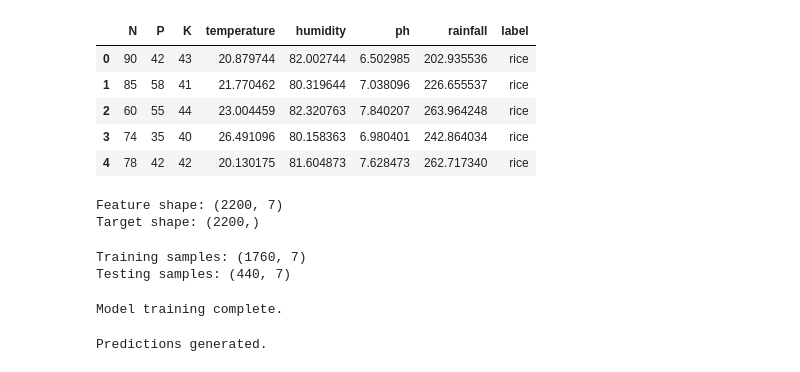
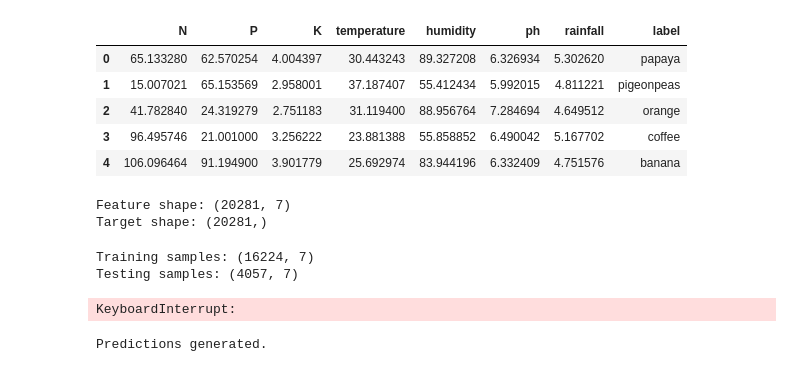
Before and after one commit to Dikshan23/Crop-Recommendation-System, a Jupyter notebook: notebooks/cart_testing.ipynb, the cells around one changed output. Saved outputs shown, nothing was run; the diff lists cells and outputs as text; code cells hidden in the pictures.

```diff
--- a/notebooks/cart_testing.ipynb
+++ b/notebooks/cart_testing.ipynb
@@ -8,16 +8,16 @@ from sklearn.metrics import accuracy_score, confusion_matrix, classification_rep
 import seaborn as sns
 import matplotlib.pyplot as plt
 # %%
-df = pd.read_csv("../data/processed/Crop_recommendation.csv")
+df = pd.read_csv("../data/processed/processed_data.csv")
 
 df.head()
 # %% [output]
 |  | N | P | K | temperature | humidity | ph | rainfall | label |
-| 0 | 90 | 42 | 43 | 20.879744 | 82.002744 | 6.502985 | 202.935536 | rice |
-| 1 | 85 | 58 | 41 | 21.770462 | 80.319644 | 7.038096 | 226.655537 | rice |
-| 2 | 60 | 55 | 44 | 23.004459 | 82.320763 | 7.840207 | 263.964248 | rice |
-| 3 | 74 | 35 | 40 | 26.491096 | 80.158363 | 6.980401 | 242.864034 | rice |
-| 4 | 78 | 42 | 42 | 20.130175 | 81.604873 | 7.628473 | 262.717340 | rice |
+| 0 | 65.133280 | 62.570254 | 4.004397 | 30.443243 | 89.327208 | 6.326934 | 5.302620 | papaya |
+| 1 | 15.007021 | 65.153569 | 2.958001 | 37.187407 | 55.412434 | 5.992015 | 4.811221 | pigeonpeas |
+| 2 | 41.782840 | 24.319279 | 2.751183 | 31.119400 | 88.956764 | 7.284694 | 4.649512 | orange |
+| 3 | 96.495746 | 21.001000 | 3.256222 | 23.881388 | 55.858852 | 6.490042 | 5.167702 | coffee |
+| 4 | 106.096464 | 91.194900 | 3.901779 | 25.692974 | 83.944196 | 6.332409 | 4.751576 | banana |
 # %%
 X = df.drop("label", axis=1).values
 y = df["label"].values
@@ -25,8 +25,8 @@ y = df["label"].values
 print("Feature shape:", X.shape)
 print("Target shape:", y.shape)
 # %% [output]
-Feature shape: (2200, 7)
-Target shape: (2200,)
+Feature shape: (20281, 7)
+Target shape: (20281,)
 # %%
 X_train, X_test, y_train, y_test = train_test_split(
     X,
@@ -38,8 +38,8 @@ X_train, X_test, y_train, y_test = train_test_split(
 print("Training samples:", X_train.shape)
 print("Testing samples:", X_test.shape)
 # %% [output]
-Training samples: (1760, 7)
-Testing samples: (440, 7)
+Training samples: (16224, 7)
+Testing samples: (4057, 7)
 # %%
 class Node:
 
@@ -185,7 +185,7 @@ model.fit(X_train, y_train)
 
 print("Model training complete.")
 # %% [output]
-Model training complete.
+KeyboardInterrupt:
 # %%
 y_pred = model.predict(X_test)
 
```
Also changed, not shown: 7 other files.
